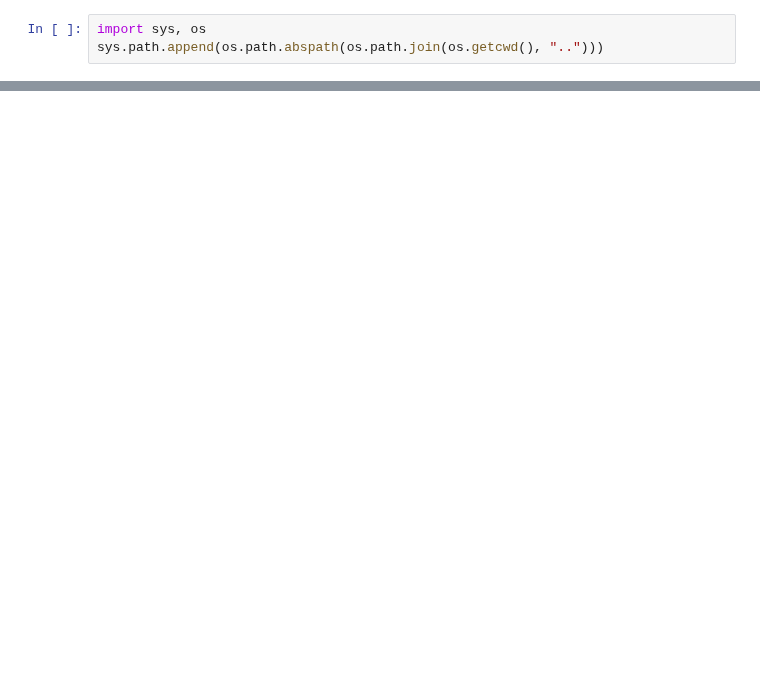
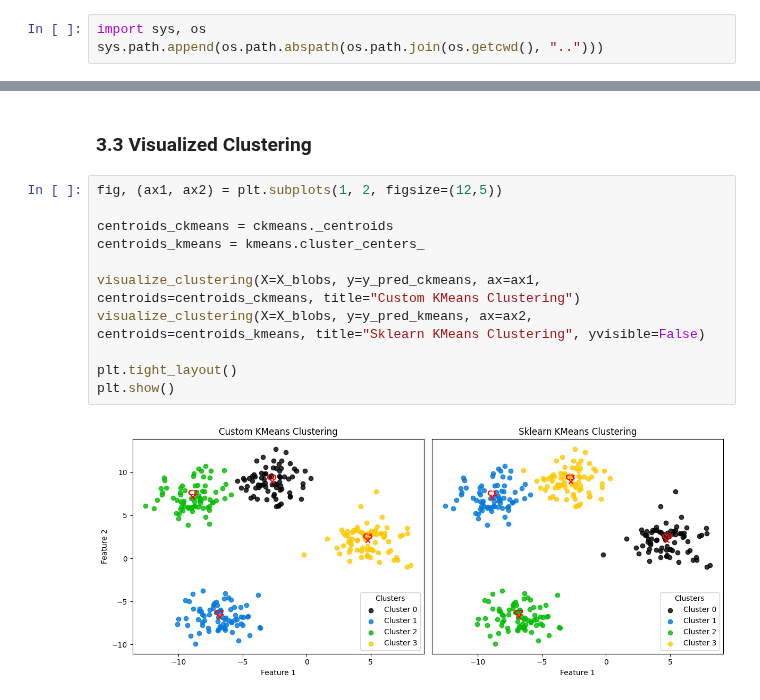
Before and after one commit to EyadMostafa/ml-from-scratch, a Jupyter notebook: notebooks/kmeans.ipynb, the cells around one changed output, grey strips where cells are left out. Drawn from its saved outputs; the diff is of its cells as text; blank space fills up the shorter version.

```diff
--- a/notebooks/kmeans.ipynb
+++ b/notebooks/kmeans.ipynb
@@ -60,0 +67,15 @@ array([3, 3, 0, 1, 3, 1, 2, 1, 0, 2, 0, 2, 0, 0, 3, 0, 3, 2, 0, 0, 2, 0,
+# %% [markdown]
+### 3.3 Visualized Clustering
+# %%
+fig, (ax1, ax2) = plt.subplots(1, 2, figsize=(12,5))
+
+centroids_ckmeans = ckmeans._centroids
+centroids_kmeans = kmeans.cluster_centers_
+
+visualize_clustering(X=X_blobs, y=y_pred_ckmeans, ax=ax1, centroids=centroids_ckmeans, title="Custom KMeans Clustering")
+visualize_clustering(X=X_blobs, y=y_pred_kmeans, ax=ax2, centroids=centroids_kmeans, title="Sklearn KMeans Clustering", yvisible=False)
+
+plt.tight_layout()
+plt.show()
+# %% [output]
+[figure, added]
```
Also changed, not shown: parts of 19 cells of this notebook, 3 other files.
